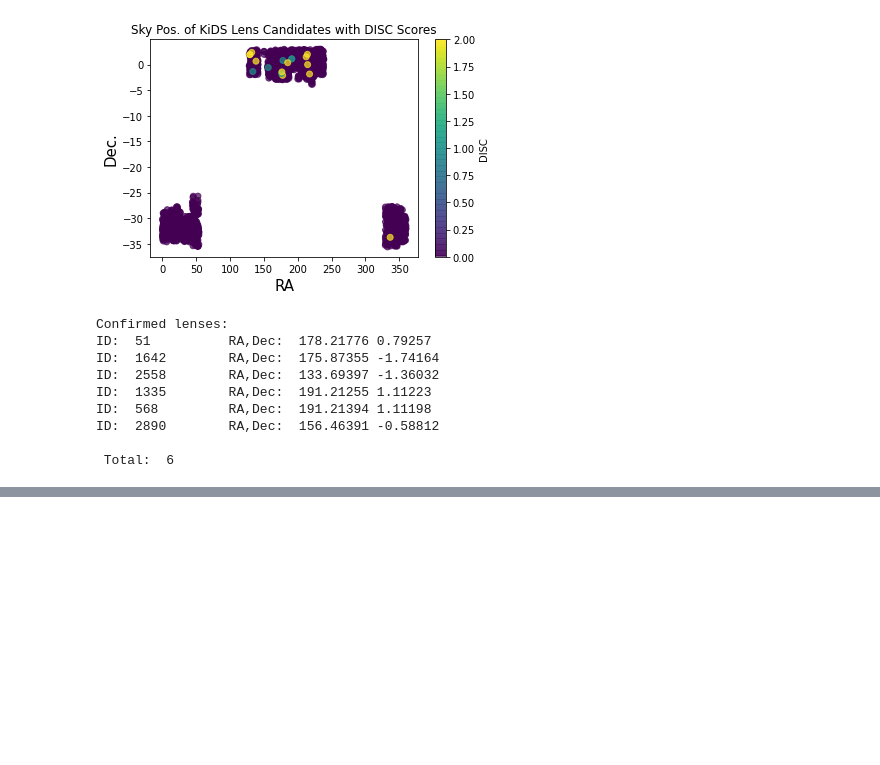
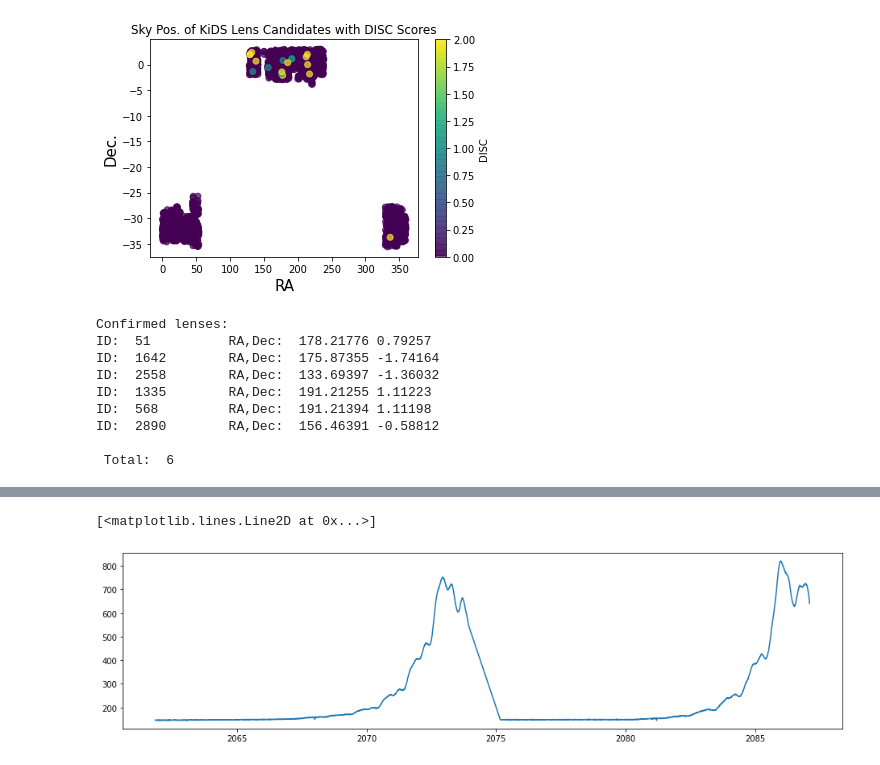
Before and after one commit to wbroem/MScThesis, a Jupyter notebook: 1. Getting Started.ipynb, the cells around one changed output, grey strips where cells are left out. Drawn from its saved outputs; the diff is of its cells as text; code cells hidden in the pictures; blank space fills up the shorter version.

```diff
--- a/1. Getting Started.ipynb
+++ b/1. Getting Started.ipynb
@@ -104,0 +154,6 @@ SearchResult containing 18 data products.
+# %%
+plt.figure(figsize=[16,4])
+plt.plot(tpf_data['TIME'],flux)
+# %% [output]
+[<matplotlib.lines.Line2D at 0x...>]
+[figure, added]
```
Also changed, not shown: parts of 14 cells of this notebook, 2 other files.
